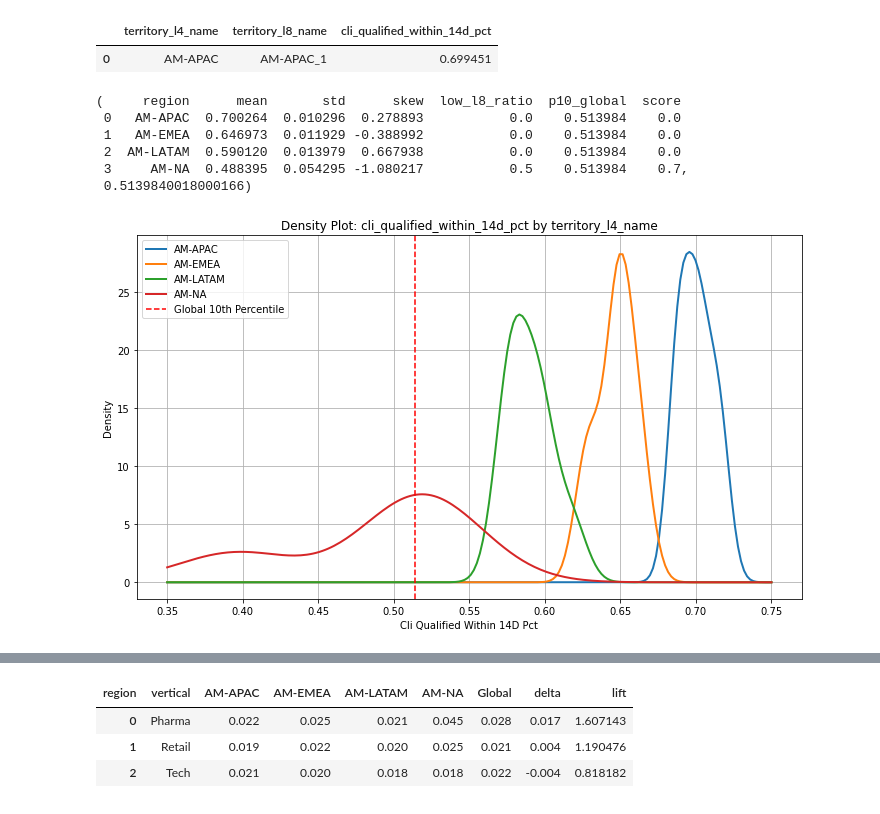
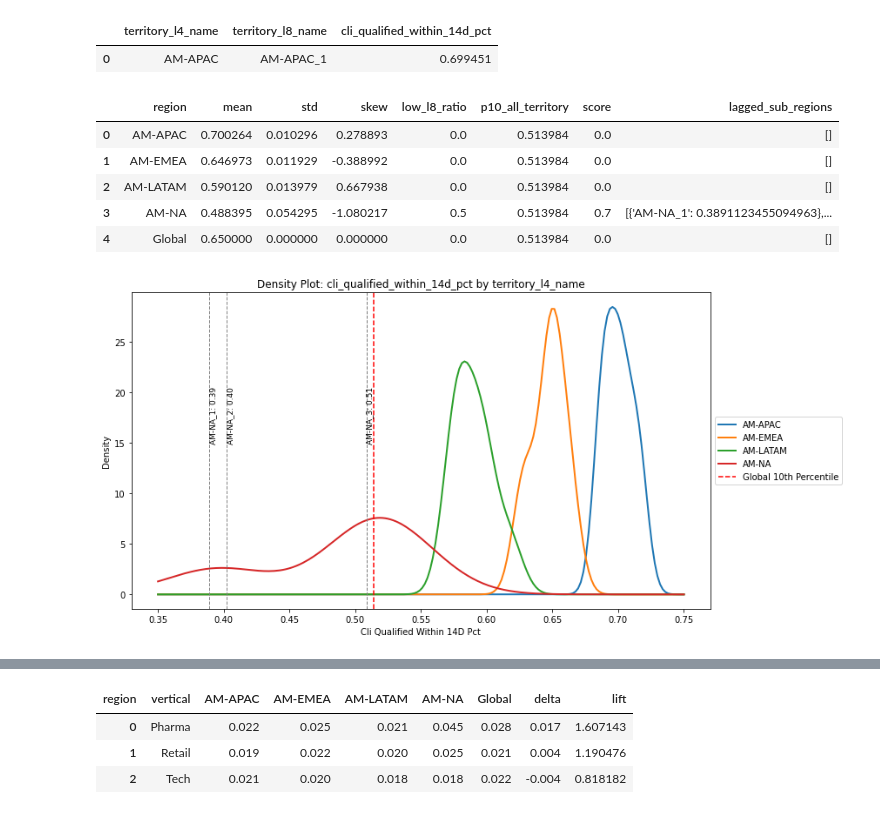
Before and after one commit to louisazhou/test_project, a Jupyter notebook: src/show_top_n_current_metric.ipynb, the cells around one changed output, grey strips where cells are left out. Cells and saved outputs as stored; diff of their text form; code cells hidden in the pictures.

```diff
--- a/src/show_top_n_current_metric.ipynb
+++ b/src/show_top_n_current_metric.ipynb
@@ -74,5 +7,5 @@ def plot_region_densities(
 # %%
-df = pd.read_csv("input/metrics_input/Mock_L8_CLI_Qualified_Data.csv")
+df = pd.read_csv("../input/metrics_input/Mock_L8_CLI_Qualified_Data.csv")
 # %%
 df.head(1)
 # %% [output]
@@ -81,9 +77,11 @@ df.head(1)
 # %%
-compute_concentration_scores(df, 'cli_qualified_within_14d_pct', group_col='territory_l4_name', sub_group_col='territory_l8_name', global_filter='Global')
+df_c, p10 = compute_concentration_scores(df, 'cli_qualified_within_14d_pct', higher_is_better=True, group_col='territory_l4_name', sub_group_col='territory_l8_name', global_filter='Global')
+
+df_c
 # %% [output]
-(     region      mean       std      skew  low_l8_ratio  p10_global  score
- 0   AM-APAC  0.700264  0.010296  0.278893           0.0    0.513984    0.0
- 1   AM-EMEA  0.646973  0.011929 -0.388992           0.0    0.513984    0.0
- 2  AM-LATAM  0.590120  0.013979  0.667938           0.0    0.513984    0.0
- 3     AM-NA  0.488395  0.054295 -1.080217           0.5    0.513984    0.7,
- 0.5139840018000166)
+|  | region | mean | std | skew | low_l8_ratio | p10_all_territory | score | lagged_sub_regions |
+| 0 | AM-APAC | 0.700264 | 0.010296 | 0.278893 | 0.0 | 0.513984 | 0.0 | [] |
+| 1 | AM-EMEA | 0.646973 | 0.011929 | -0.388992 | 0.0 | 0.513984 | 0.0 | [] |
+| 2 | AM-LATAM | 0.590120 | 0.013979 | 0.667938 | 0.0 | 0.513984 | 0.0 | [] |
+| 3 | AM-NA | 0.488395 | 0.054295 | -1.080217 | 0.5 | 0.513984 | 0.7 | [{'AM-NA_1': 0.3891123455094963},... |
+| 4 | Global | 0.650000 | 0.000000 | 0.000000 | 0.0 | 0.513984 | 0.0 | [] |
@@ -90,10 +138,12 @@ compute_concentration_scores(df, 'cli_qualified_within_14d_pct', group_col='terr
 # %%
 plot_region_densities(
     df = df,
     metric_col = 'cli_qualified_within_14d_pct',
+    higher_is_better = True,
     group_col = "territory_l4_name",
-    global_p10 = compute_concentration_scores(df, 'cli_qualified_within_14d_pct', group_col='territory_l4_name', sub_group_col='territory_l8_name', global_filter='Global')[1],
-    xrange = (0.35, 0.75)
+    p10_all_territory = compute_concentration_scores(df, 'cli_qualified_within_14d_pct', group_col='territory_l4_name', sub_group_col='territory_l8_name', global_filter='Global')[1],
+    xrange = (0.35, 0.75),
+    results_df = df_c
 )
 # %% [output]
-[figure, old version]
+[figure, new version]
```
Also changed, not shown: parts of 24 cells of this notebook.
